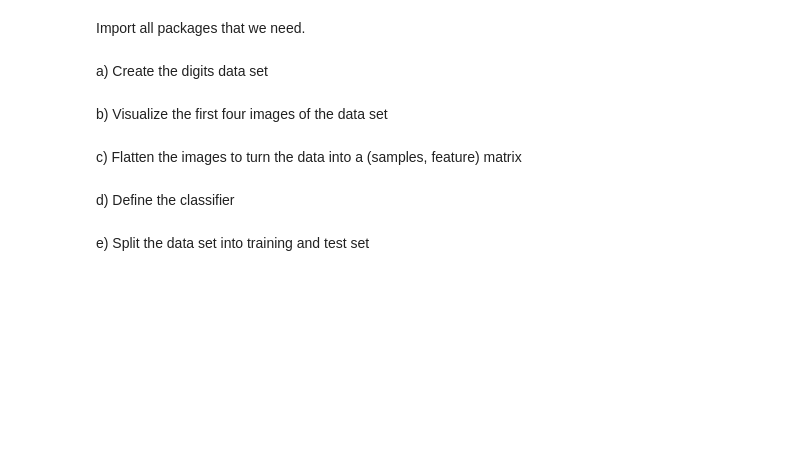
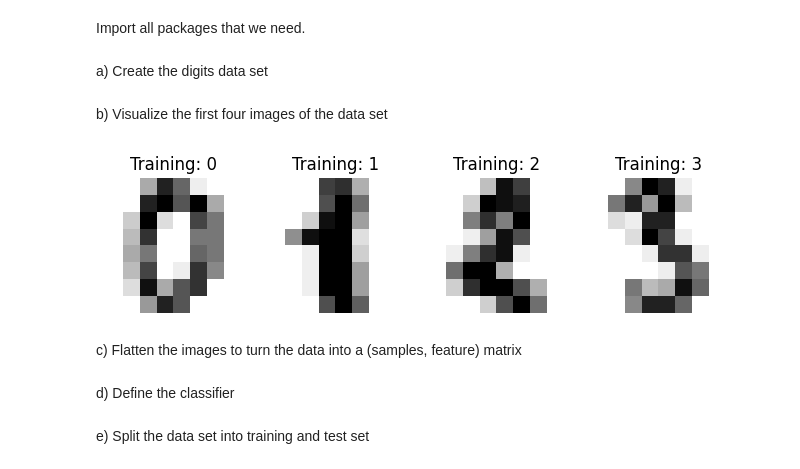
Before and after one commit to ErikTheViking92/Code, a Jupyter notebook: NN_and_QDA_digits_data.ipynb, the cells around one changed output. Saved outputs shown, nothing was run; the diff lists cells and outputs as text; code cells hidden in the pictures; blank space fills up the shorter version.

```diff
--- a/NN_and_QDA_digits_data.ipynb
+++ b/NN_and_QDA_digits_data.ipynb
@@ -11,7 +11,23 @@ from sklearn.neighbors import KNeighborsClassifier
 from sklearn.discriminant_analysis import QuadraticDiscriminantAnalysis
 # %% [markdown]
 a) Create the digits data set
+# %%
+digits = datasets.load_digits()
 # %% [markdown]
 b) Visualize the first four images of the data set
+# %%
+figure = plt.figure(figsize=(8,4))
+
+images_and_labels = list(zip(digits.images, digits.target))
+
+i = 1
+for (image, label) in images_and_labels[:4]:
+    ax = plt.subplot(1,4,i)
+    ax.set_axis_off()
+    ax.imshow(image, cmap=plt.cm.gray_r)
+    ax.set_title('Training: %i' % label)
+    i += 1
+# %% [output]
+[figure, added]
 # %% [markdown]
 c) Flatten the images to turn the data into a (samples, feature) matrix
```
Also changed, not shown: parts of 8 cells of this notebook, 2 other files.
